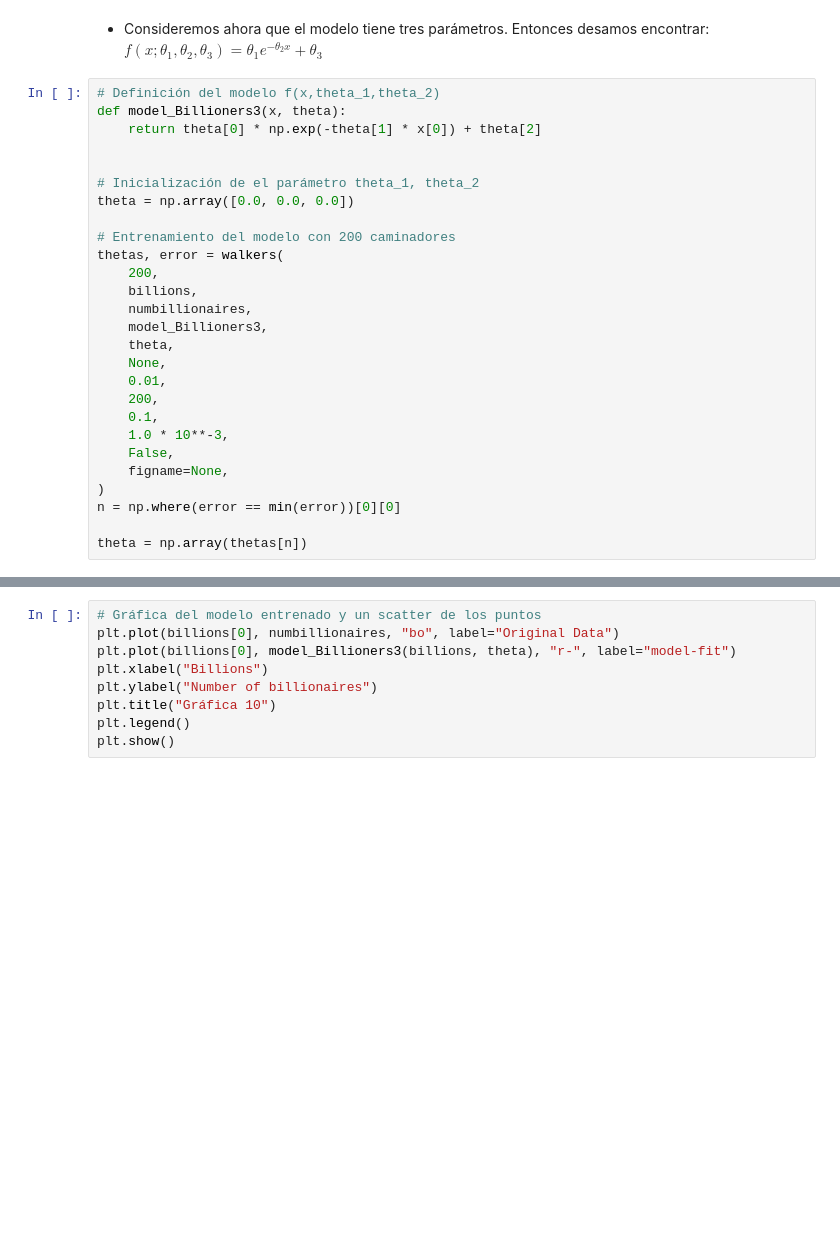
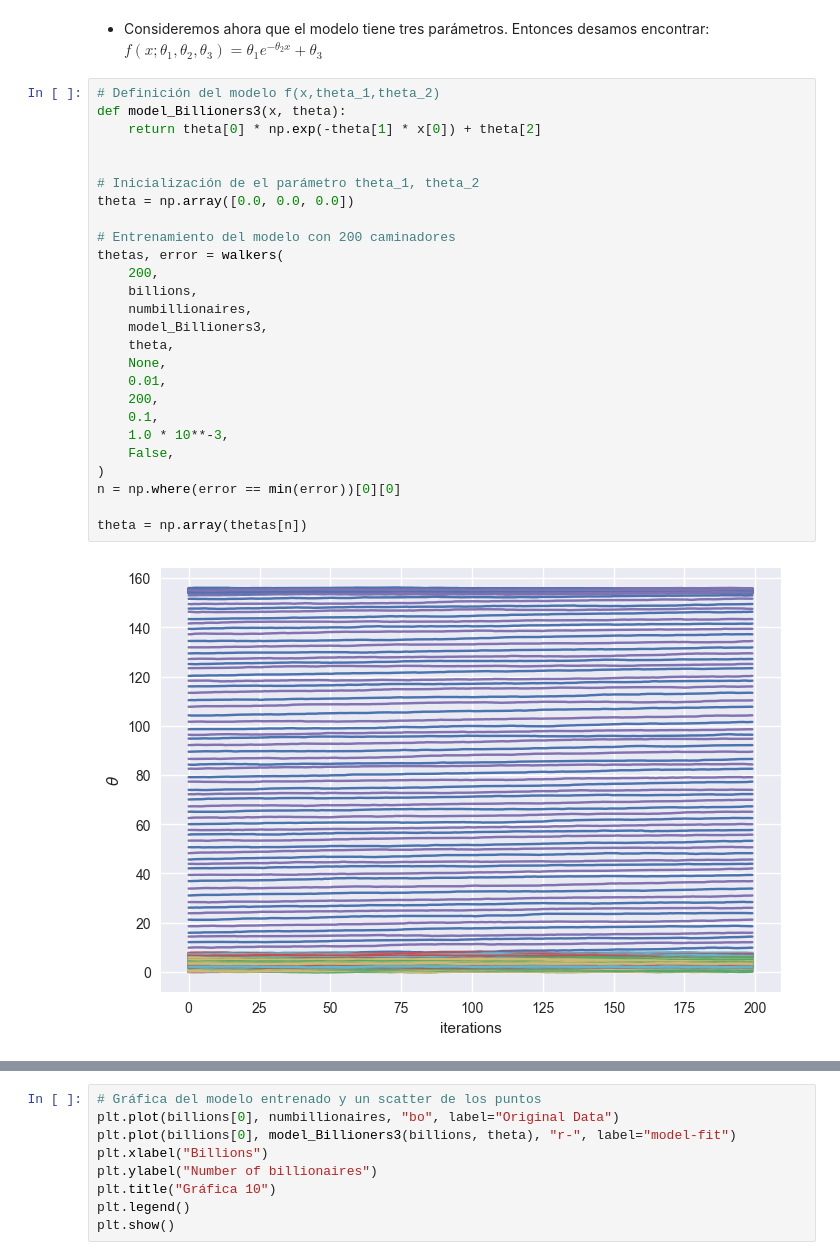
Before and after one commit to jzsmoreno/likelihood, a Jupyter notebook: examples/Optimization_Likelihood.ipynb, the cells around one changed output, grey strips where cells are left out. Saved outputs shown, nothing was run; the diff lists cells and outputs as text; blank space fills up the shorter version.

```diff
--- a/examples/Optimization_Likelihood.ipynb
+++ b/examples/Optimization_Likelihood.ipynb
@@ -404,27 +409,28 @@ El valor de theta_1 es: 156.9818308536771, y el valor de theta_2 es: 3.020818381
 # %%
 # Definición del modelo f(x,theta_1,theta_2)
 def model_Billioners3(x, theta):
     return theta[0] * np.exp(-theta[1] * x[0]) + theta[2]
 
 
 # Inicialización de el parámetro theta_1, theta_2
 theta = np.array([0.0, 0.0, 0.0])
 
 # Entrenamiento del modelo con 200 caminadores
 thetas, error = walkers(
     200,
     billions,
     numbillionaires,
     model_Billioners3,
     theta,
     None,
     0.01,
     200,
     0.1,
     1.0 * 10**-3,
     False,
-    figname=None,
 )
 n = np.where(error == min(error))[0][0]
 
 theta = np.array(thetas[n])
+# %% [output]
+[figure, added]
```
Also changed, not shown: parts of 4 cells of this notebook, 4 other files.
